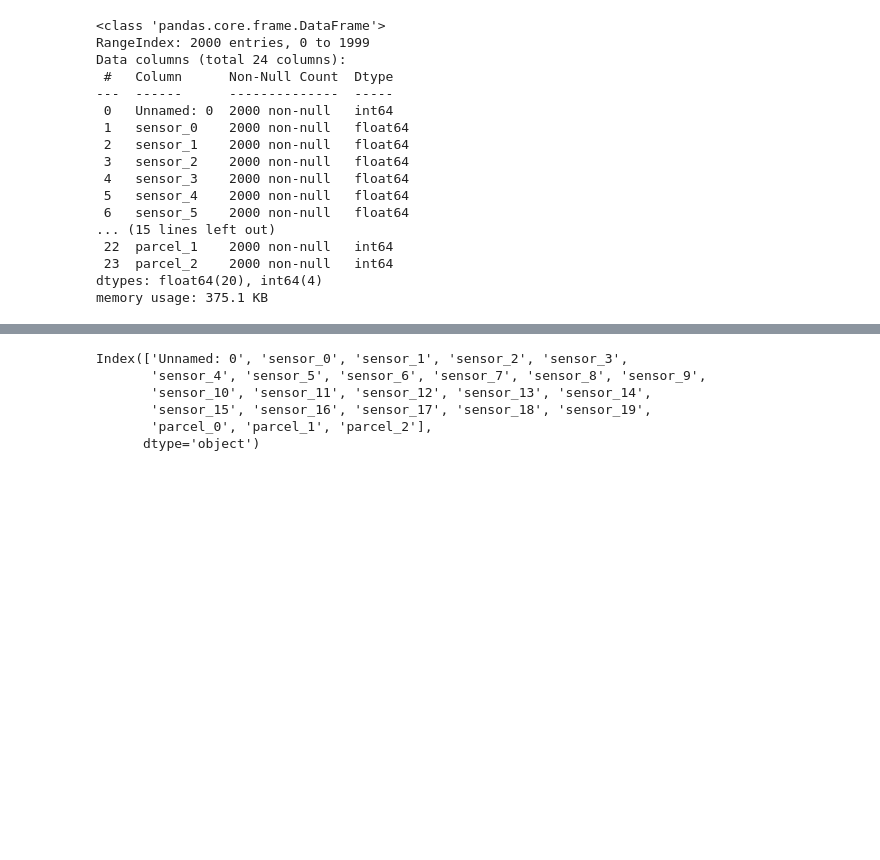
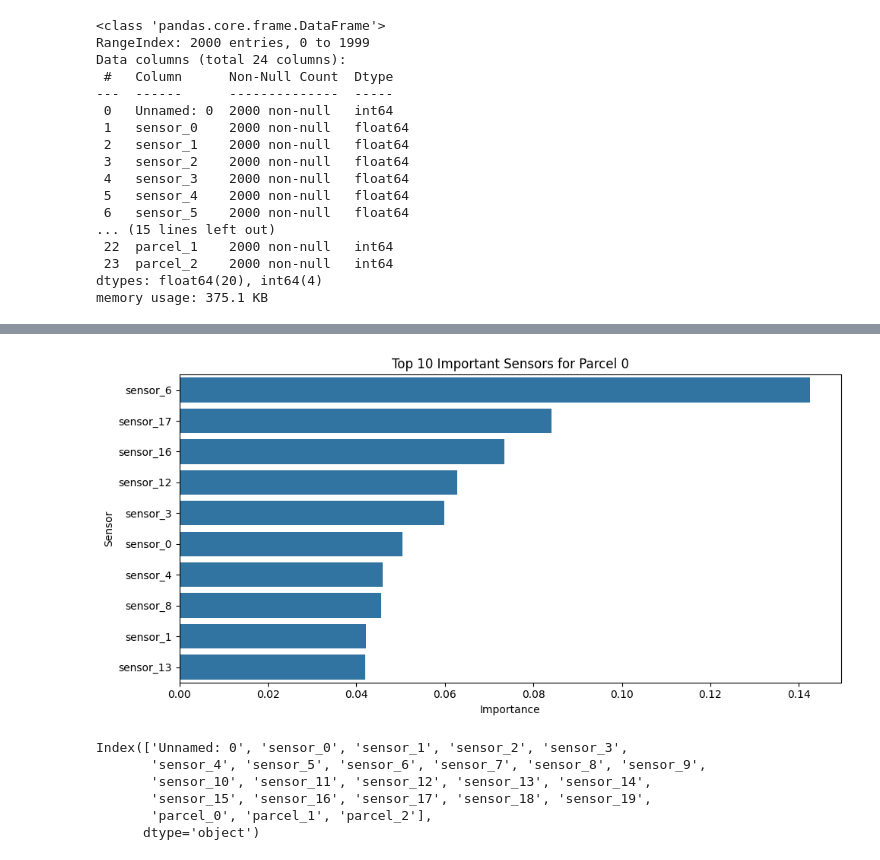
Before and after one commit to DilliPrasanna2244/Smart_irrigation-Edunet-, a Jupyter notebook: irrigation_system.ipynb, the cells around one changed output, grey strips where cells are left out. Saved outputs shown, nothing was run; the diff lists cells and outputs as text; code cells hidden in the pictures; blank space fills up the shorter version.

```diff
--- a/irrigation_system.ipynb
+++ b/irrigation_system.ipynb
@@ -47,3 +101,18 @@ memory usage: 375.1 KB
+# %%
+# Visualizing top important features
+import numpy as np
+
+importances = multi_rf.estimators_[0].feature_importances_
+indices = np.argsort(importances)[::-1][:10]
+plt.figure(figsize=(10,5))
+sns.barplot(x=importances[indices], y=X.columns[indices])
+plt.title("Top 10 Important Sensors for Parcel 0")
+plt.xlabel("Importance")
+plt.ylabel("Sensor")
+plt.tight_layout()
+plt.show()
+# %% [output]
+[figure, added]
 # %%
 df.columns
 # %% [output]
```
Also changed, not shown: parts of 14 cells of this notebook.
